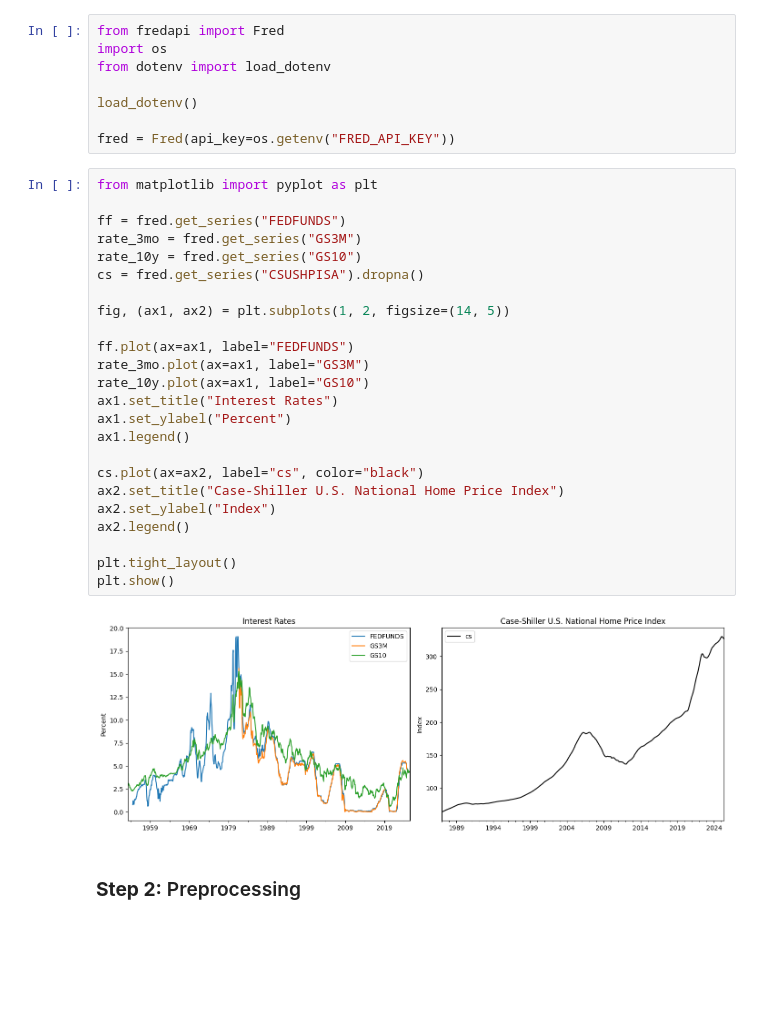
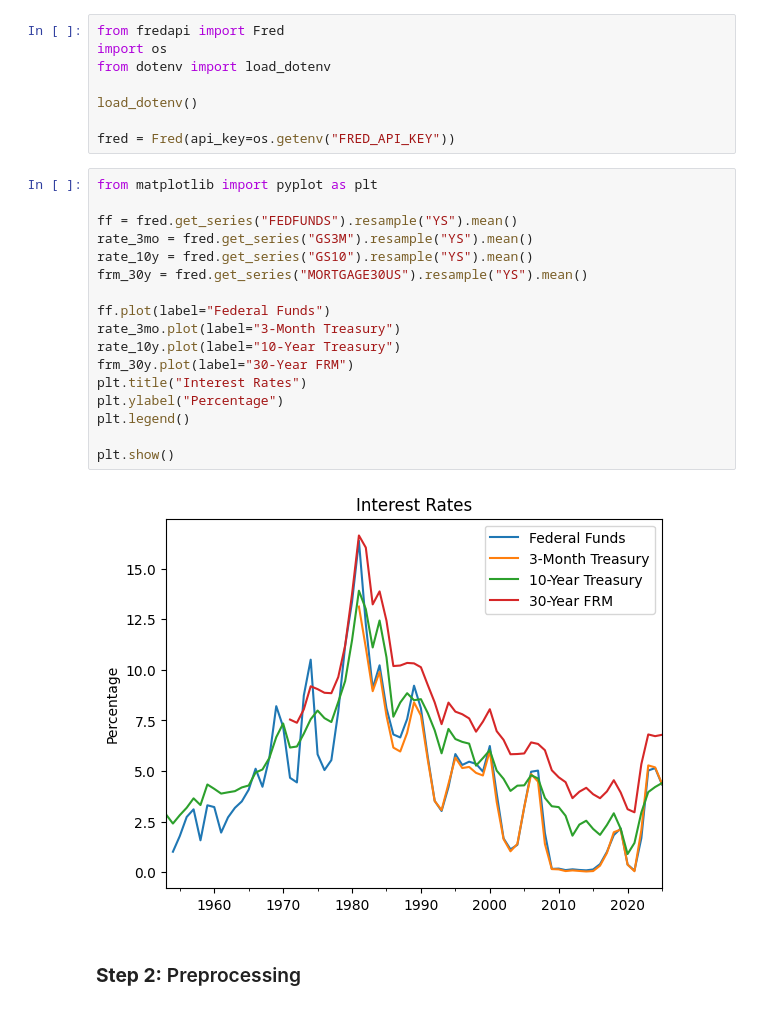
Before and after one commit to ericleonen/from-fed-funds-to-mortgages, a Jupyter notebook: main.ipynb, the cells around one changed output. Cells and saved outputs as stored; diff of their text form; blank space fills up the shorter version.

```diff
--- a/main.ipynb
+++ b/main.ipynb
@@ -11,29 +11,22 @@ fred = Fred(api_key=os.getenv("FRED_API_KEY"))
 # %%
 from matplotlib import pyplot as plt
 
-ff = fred.get_series("FEDFUNDS")
-rate_3mo = fred.get_series("GS3M")
-rate_10y = fred.get_series("GS10")
-cs = fred.get_series("CSUSHPISA").dropna()
+ff = fred.get_series("FEDFUNDS").resample("YS").mean()
+rate_3mo = fred.get_series("GS3M").resample("YS").mean()
+rate_10y = fred.get_series("GS10").resample("YS").mean()
+frm_30y = fred.get_series("MORTGAGE30US").resample("YS").mean()
 
-fig, (ax1, ax2) = plt.subplots(1, 2, figsize=(14, 5))
+ff.plot(label="Federal Funds")
+rate_3mo.plot(label="3-Month Treasury")
+rate_10y.plot(label="10-Year Treasury")
+frm_30y.plot(label="30-Year FRM")
+plt.title("Interest Rates")
+plt.ylabel("Percentage")
+plt.legend()
 
-ff.plot(ax=ax1, label="FEDFUNDS")
-rate_3mo.plot(ax=ax1, label="GS3M")
-rate_10y.plot(ax=ax1, label="GS10")
-ax1.set_title("Interest Rates")
-ax1.set_ylabel("Percent")
-ax1.legend()
-
-cs.plot(ax=ax2, label="cs", color="black")
-ax2.set_title("Case-Shiller U.S. National Home Price Index")
-ax2.set_ylabel("Index")
-ax2.legend()
-
-plt.tight_layout()
 plt.show()
 # %% [output]
-[figure, old version]
+[figure, new version]
 # %% [markdown]
 ### **Step 2:** Preprocessing
 # %%
```
Also changed, not shown: parts of 12 cells of this notebook, 1 other file.
